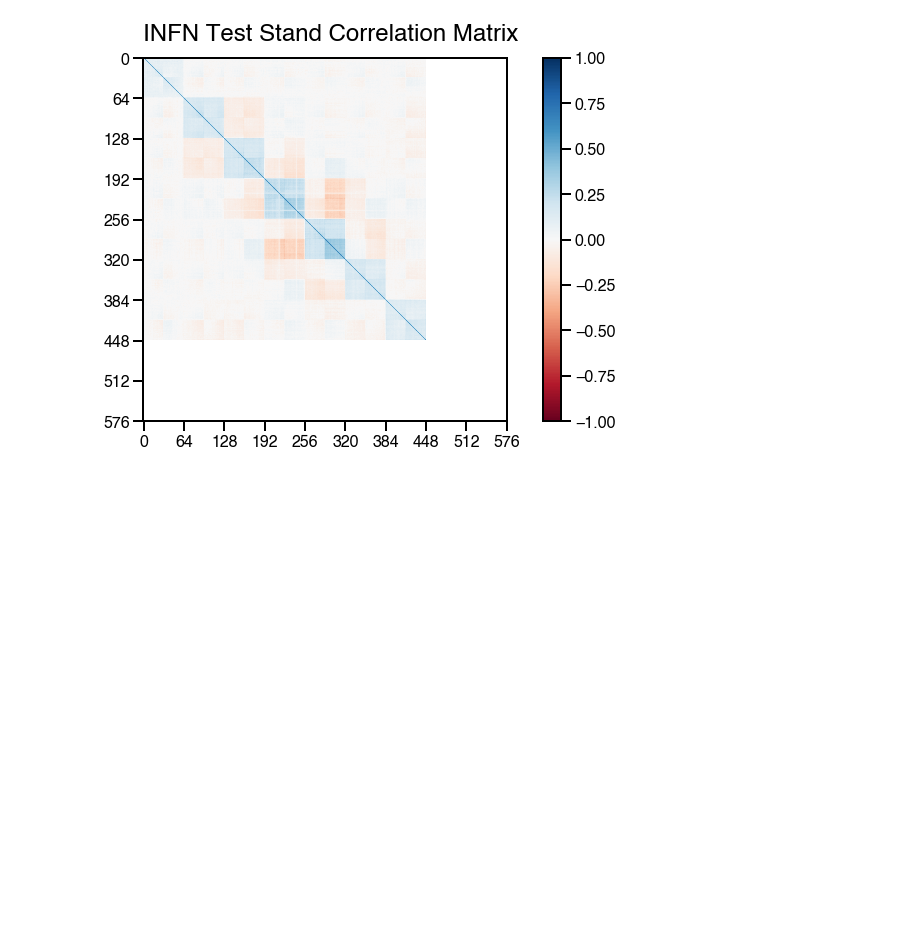
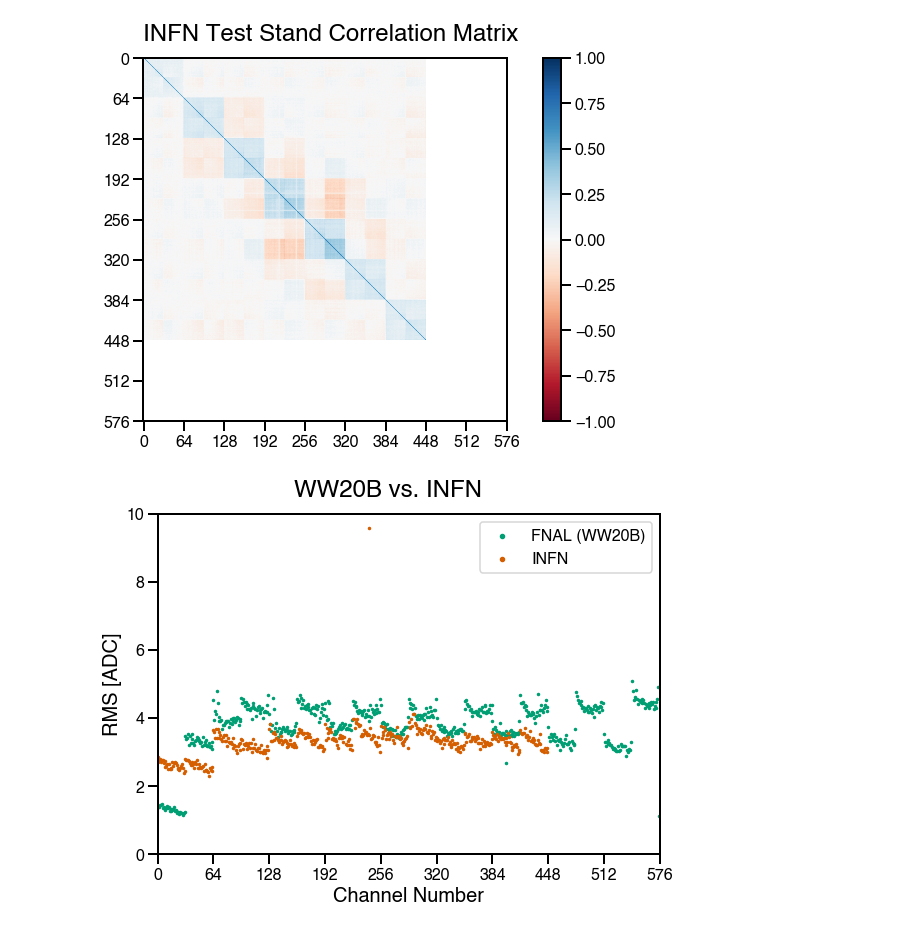
Before and after one commit to justinjmueller/icarus_tpc_analysis, a Jupyter notebook: noise.ipynb, the cells around one changed output. Saved outputs shown, nothing was run; the diff lists cells and outputs as text; code cells hidden in the pictures; blank space fills up the shorter version.

Commit message:
Added ability to plot FNAL and INFN data against each other

```diff
--- a/noise.ipynb
+++ b/noise.ipynb
@@ -29,3 +29,9 @@ data_infn = INFNDataset('/Volumes/MUSB/infn_data/RUN_100264', 5)
 data_infn.plot_correlation_matrix()
 # %% [output]
 [figure]
+# %%
+# Test comparison of INFN and FNAL data.
+labels = 'FNAL (WW20B)', 'INFN'
+plot_crate([data[0], data_infn], labels, 'rawrms', ['WW20B', 'INFN'])
+# %% [output]
+[figure, added]
```
Also changed, not shown: 1 other file.
